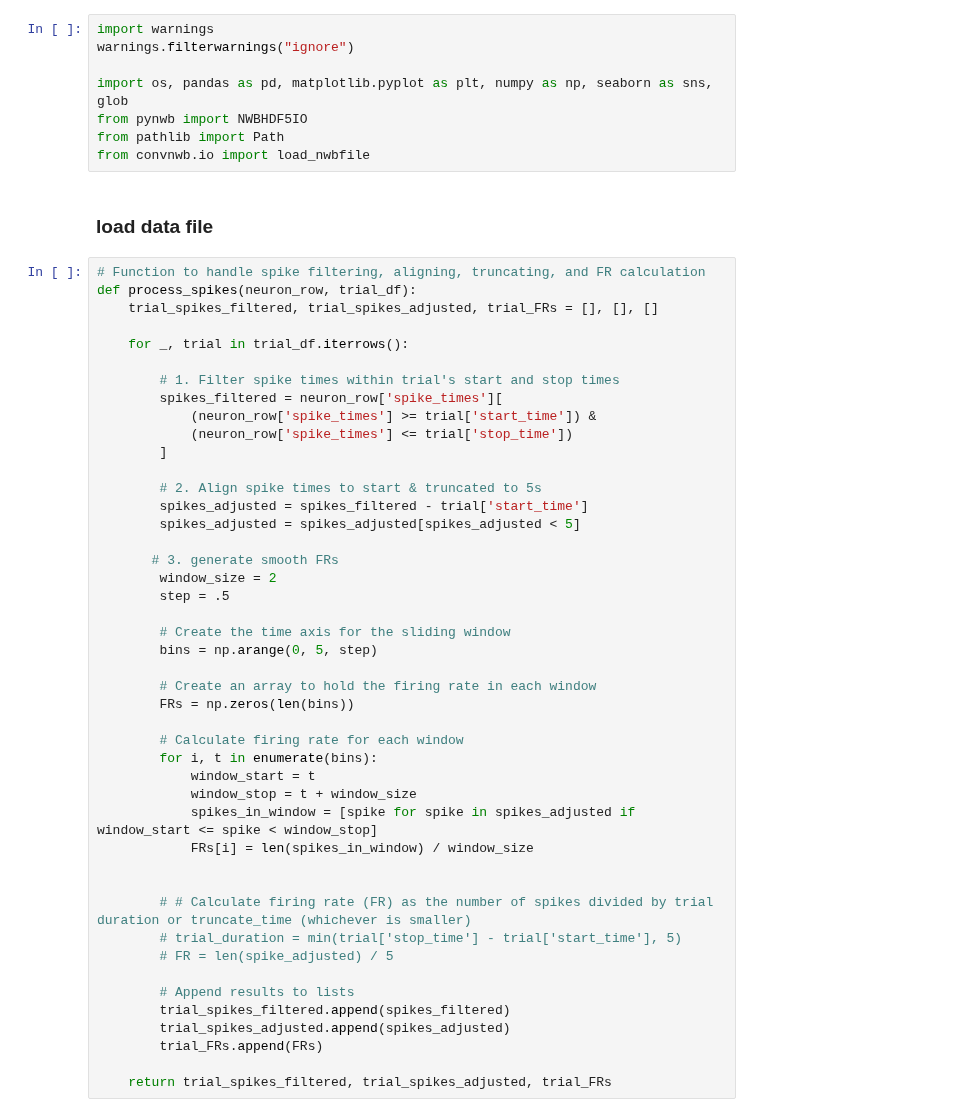
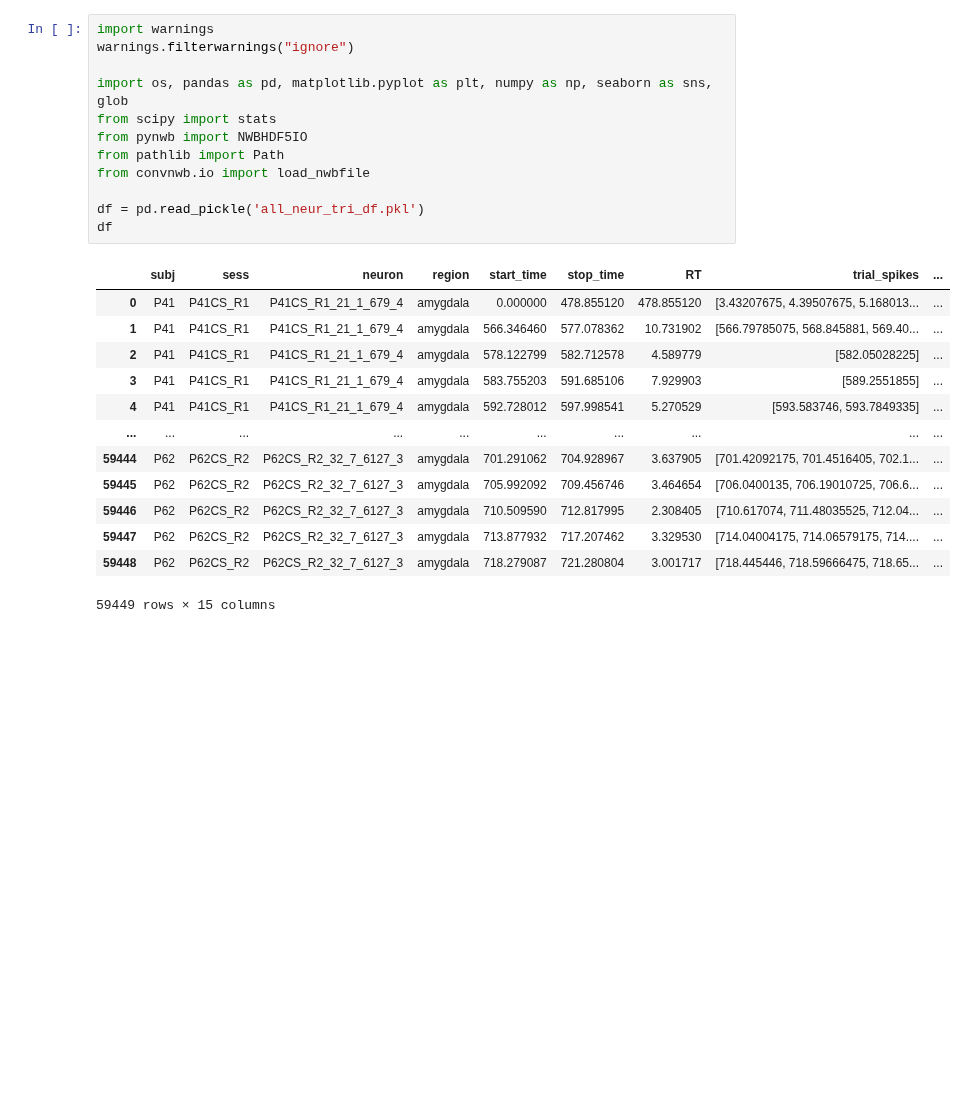
Before and after one commit to NuttidaLab/movie_analysis, a Jupyter notebook: plot.ipynb, the cells around one changed output. Saved outputs shown, nothing was run; the diff lists cells and outputs as text; blank space fills up the shorter version.

```diff
--- a/plot.ipynb
+++ b/plot.ipynb
@@ -1,55 +1,26 @@
 # %%
 import warnings
 warnings.filterwarnings("ignore")
 
 import os, pandas as pd, matplotlib.pyplot as plt, numpy as np, seaborn as sns, glob
+from scipy import stats
 from pynwb import NWBHDF5IO
 from pathlib import Path
 from convnwb.io import load_nwbfile
+
+df = pd.read_pickle('all_neur_tri_df.pkl')
+df
+# %% [output]
+|  | subj | sess | neuron | region | start_time | stop_time | RT | trial_spikes | ... |
+| 0 | P41 | P41CS_R1 | P41CS_R1_21_1_679_4 | amygdala | 0.000000 | 478.855120 | 478.855120 | [3.43207675, 4.39507675, 5.168013... | ... |
+| 1 | P41 | P41CS_R1 | P41CS_R1_21_1_679_4 | amygdala | 566.346460 | 577.078362 | 10.731902 | [566.79785075, 568.845881, 569.40... | ... |
+| 2 | P41 | P41CS_R1 | P41CS_R1_21_1_679_4 | amygdala | 578.122799 | 582.712578 | 4.589779 | [582.05028225] | ... |
+| 3 | P41 | P41CS_R1 | P41CS_R1_21_1_679_4 | amygdala | 583.755203 | 591.685106 | 7.929903 | [589.2551855] | ... |
+| 4 | P41 | P41CS_R1 | P41CS_R1_21_1_679_4 | amygdala | 592.728012 | 597.998541 | 5.270529 | [593.583746, 593.7849335] | ... |
+| ... | ... | ... | ... | ... | ... | ... | ... | ... | ... |
+| 59444 | P62 | P62CS_R2 | P62CS_R2_32_7_6127_3 | amygdala | 701.291062 | 704.928967 | 3.637905 | [701.42092175, 701.4516405, 702.1... | ... |
+| 59445 | P62 | P62CS_R2 | P62CS_R2_32_7_6127_3 | amygdala | 705.992092 | 709.456746 | 3.464654 | [706.0400135, 706.19010725, 706.6... | ... |
+| 59446 | P62 | P62CS_R2 | P62CS_R2_32_7_6127_3 | amygdala | 710.509590 | 712.817995 | 2.308405 | [710.617074, 711.48035525, 712.04... | ... |
+| 59447 | P62 | P62CS_R2 | P62CS_R2_32_7_6127_3 | amygdala | 713.877932 | 717.207462 | 3.329530 | [714.04004175, 714.06579175, 714.... | ... |
+| 59448 | P62 | P62CS_R2 | P62CS_R2_32_7_6127_3 | amygdala | 718.279087 | 721.280804 | 3.001717 | [718.445446, 718.59666475, 718.65... | ... |
+59449 rows × 15 columns
-# %% [markdown]
-### load data file
-# %%
-# Function to handle spike filtering, aligning, truncating, and FR calculation
-def process_spikes(neuron_row, trial_df):
-    trial_spikes_filtered, trial_spikes_adjusted, trial_FRs = [], [], []
-
-    for _, trial in trial_df.iterrows():
-
-        # 1. Filter spike times within trial's start and stop times
-        spikes_filtered = neuron_row['spike_times'][
-            (neuron_row['spike_times'] >= trial['start_time']) &
-            (neuron_row['spike_times'] <= trial['stop_time'])
-        ]
-
-        # 2. Align spike times to start & truncated to 5s
-        spikes_adjusted = spikes_filtered - trial['start_time']
-        spikes_adjusted = spikes_adjusted[spikes_adjusted < 5]
-
-       # 3. generate smooth FRs
-        window_size = 2
-        step = .5
-
-        # Create the time axis for the sliding window
-        bins = np.arange(0, 5, step)
-
-        # Create an array to hold the firing rate in each window
-        FRs = np.zeros(len(bins))
-
-        # Calculate firing rate for each window
-        for i, t in enumerate(bins):
-            window_start = t
-            window_stop = t + window_size
-            spikes_in_window = [spike for spike in spikes_adjusted if window_start <= spike < window_stop]
-            FRs[i] = len(spikes_in_window) / window_size
-
-
-        # # Calculate firing rate (FR) as the number of spikes divided by trial duration or truncate_time (whichever is smaller)
-        # trial_duration = min(trial['stop_time'] - trial['start_time'], 5)
-        # FR = len(spike_adjusted) / 5
-
-        # Append results to lists
-        trial_spikes_filtered.append(spikes_filtered)
-        trial_spikes_adjusted.append(spikes_adjusted)
-        trial_FRs.append(FRs)
-
-    return trial_spikes_filtered, trial_spikes_adjusted, trial_FRs
```
Also changed, not shown: parts of 9 cells of this notebook, 3 other files.
